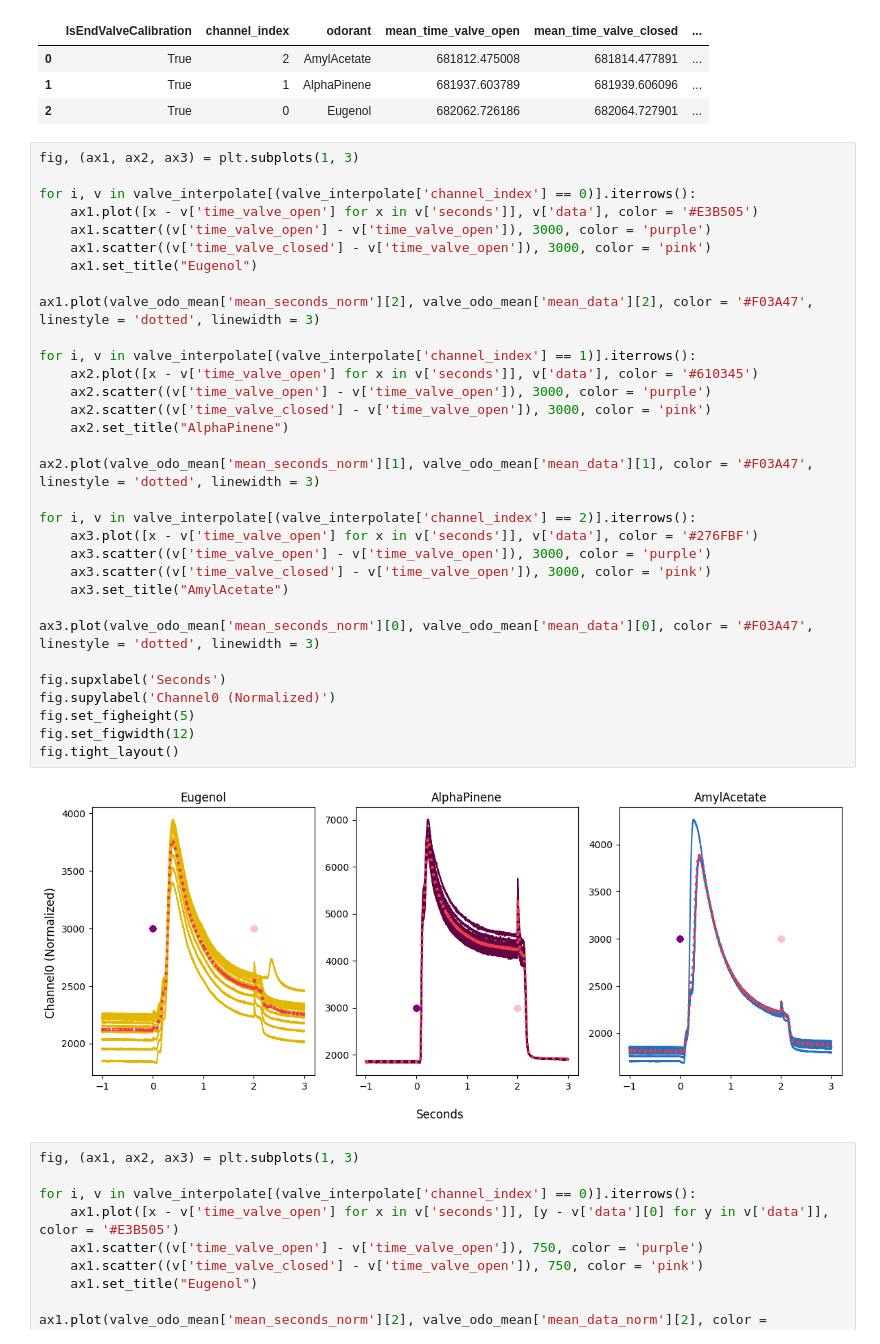
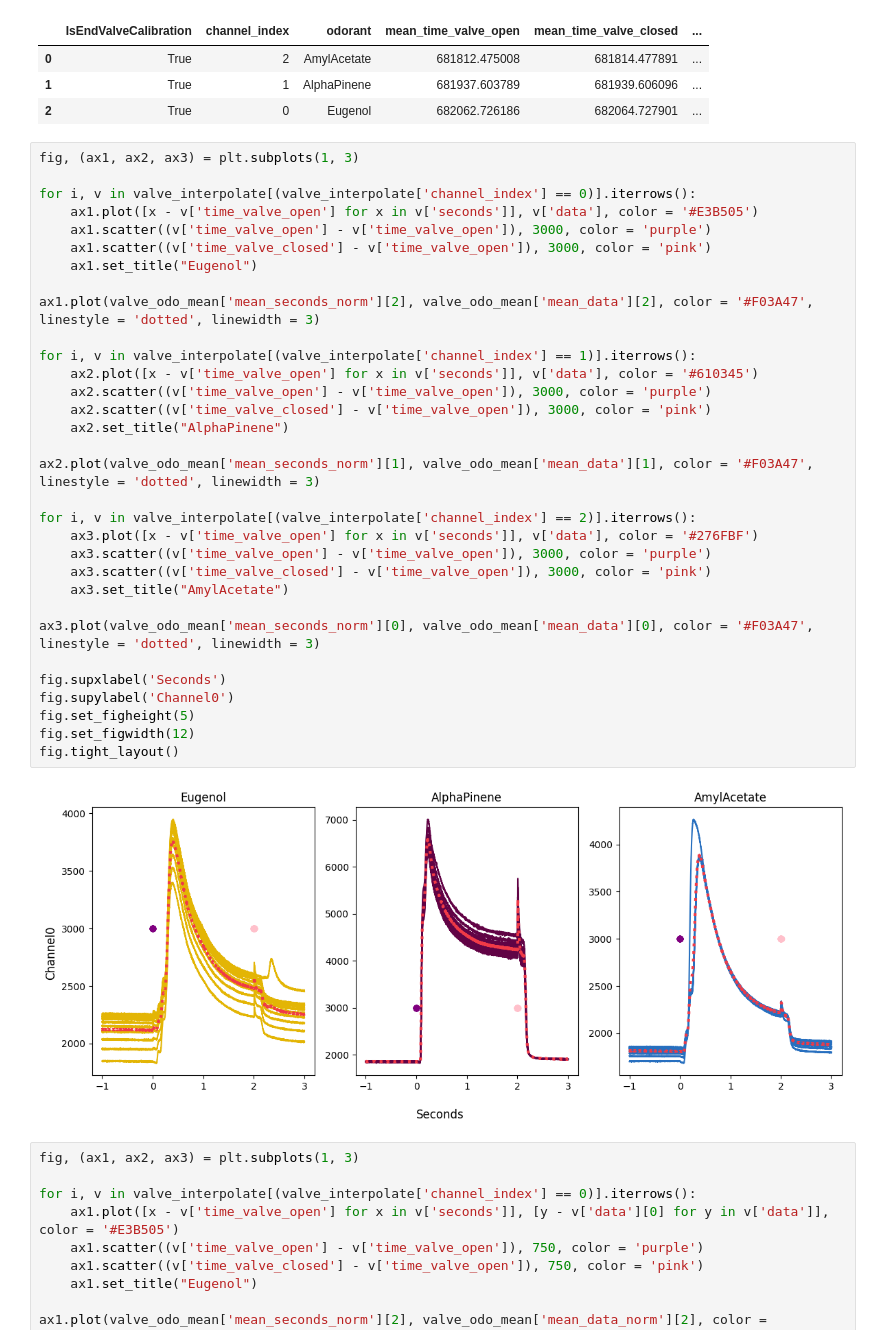
Before and after one commit to AllenNeuralDynamics/aind-behavior-rig-calibration, a Jupyter notebook: examples/olfacto_second_attempt.ipynb, the cells around one changed output. Drawn from its saved outputs; the diff is of its cells as text.

```diff
--- a/examples/olfacto_second_attempt.ipynb
+++ b/examples/olfacto_second_attempt.ipynb
@@ -337,35 +342,35 @@ fig, (ax1, ax2, ax3) = plt.subplots(1, 3)
 
 for i, v in valve_interpolate[(valve_interpolate['channel_index'] == 0)].iterrows():
     ax1.plot([x - v['time_valve_open'] for x in v['seconds']], v['data'], color = '#E3B505')
     ax1.scatter((v['time_valve_open'] - v['time_valve_open']), 3000, color = 'purple')
     ax1.scatter((v['time_valve_closed'] - v['time_valve_open']), 3000, color = 'pink')
     ax1.set_title("Eugenol")
 
 ax1.plot(valve_odo_mean['mean_seconds_norm'][2], valve_odo_mean['mean_data'][2], color = '#F03A47', linestyle = 'dotted', linewidth = 3)
 
 for i, v in valve_interpolate[(valve_interpolate['channel_index'] == 1)].iterrows():
     ax2.plot([x - v['time_valve_open'] for x in v['seconds']], v['data'], color = '#610345')
     ax2.scatter((v['time_valve_open'] - v['time_valve_open']), 3000, color = 'purple')
     ax2.scatter((v['time_valve_closed'] - v['time_valve_open']), 3000, color = 'pink')
     ax2.set_title("AlphaPinene")
 
 ax2.plot(valve_odo_mean['mean_seconds_norm'][1], valve_odo_mean['mean_data'][1], color = '#F03A47', linestyle = 'dotted', linewidth = 3)
 
 for i, v in valve_interpolate[(valve_interpolate['channel_index'] == 2)].iterrows():
     ax3.plot([x - v['time_valve_open'] for x in v['seconds']], v['data'], color = '#276FBF')
     ax3.scatter((v['time_valve_open'] - v['time_valve_open']), 3000, color = 'purple')
     ax3.scatter((v['time_valve_closed'] - v['time_valve_open']), 3000, color = 'pink')
     ax3.set_title("AmylAcetate")
 
 ax3.plot(valve_odo_mean['mean_seconds_norm'][0], valve_odo_mean['mean_data'][0], color = '#F03A47', linestyle = 'dotted', linewidth = 3)
 
 fig.supxlabel('Seconds')
-fig.supylabel('Channel0 (Normalized)')
+fig.supylabel('Channel0')
 fig.set_figheight(5)
 fig.set_figwidth(12)
 fig.tight_layout()
 # %% [output]
-[figure, old version]
+[figure, new version]
 # %%
 fig, (ax1, ax2, ax3) = plt.subplots(1, 3)
 
```
Also changed, not shown: parts of 1 cell of this notebook.
